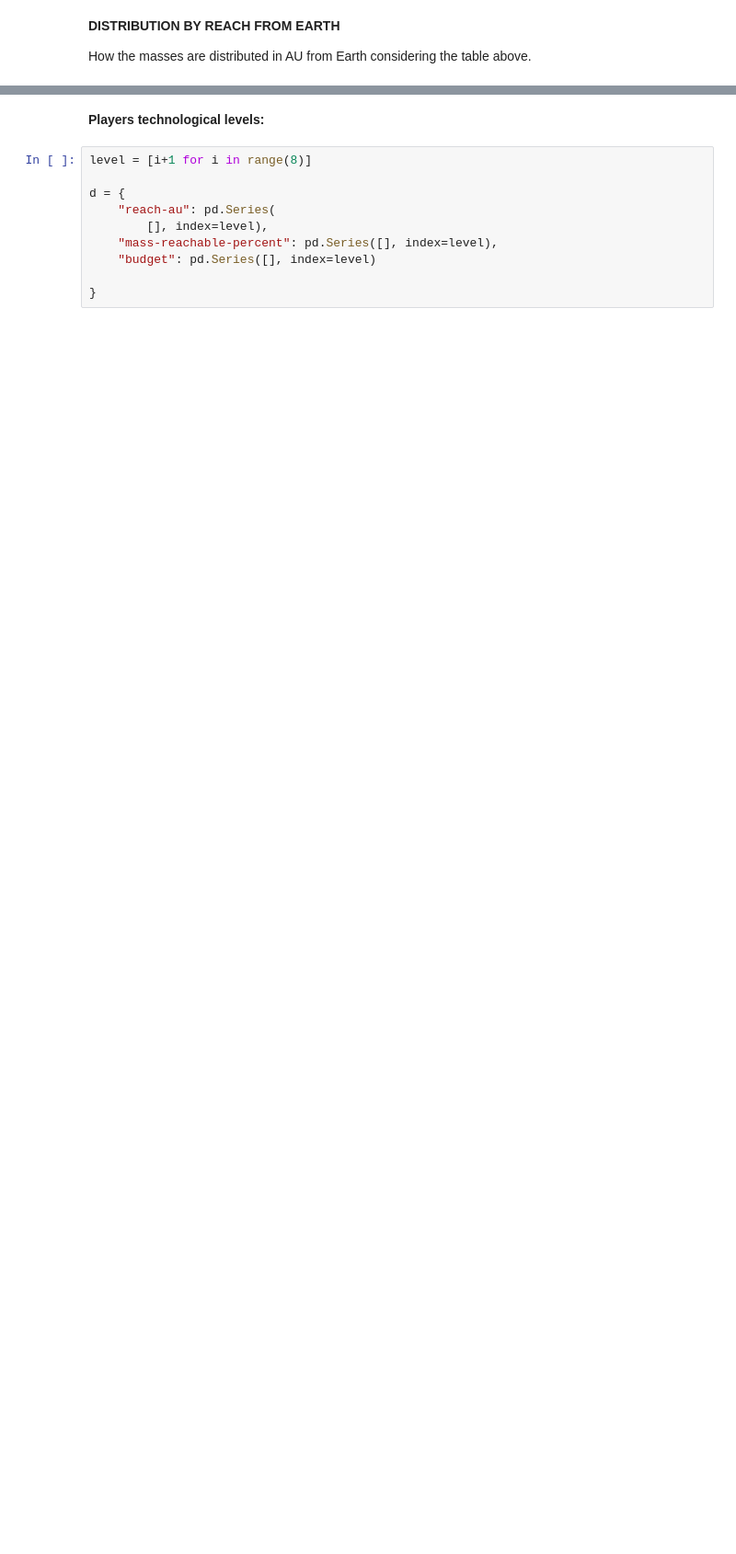
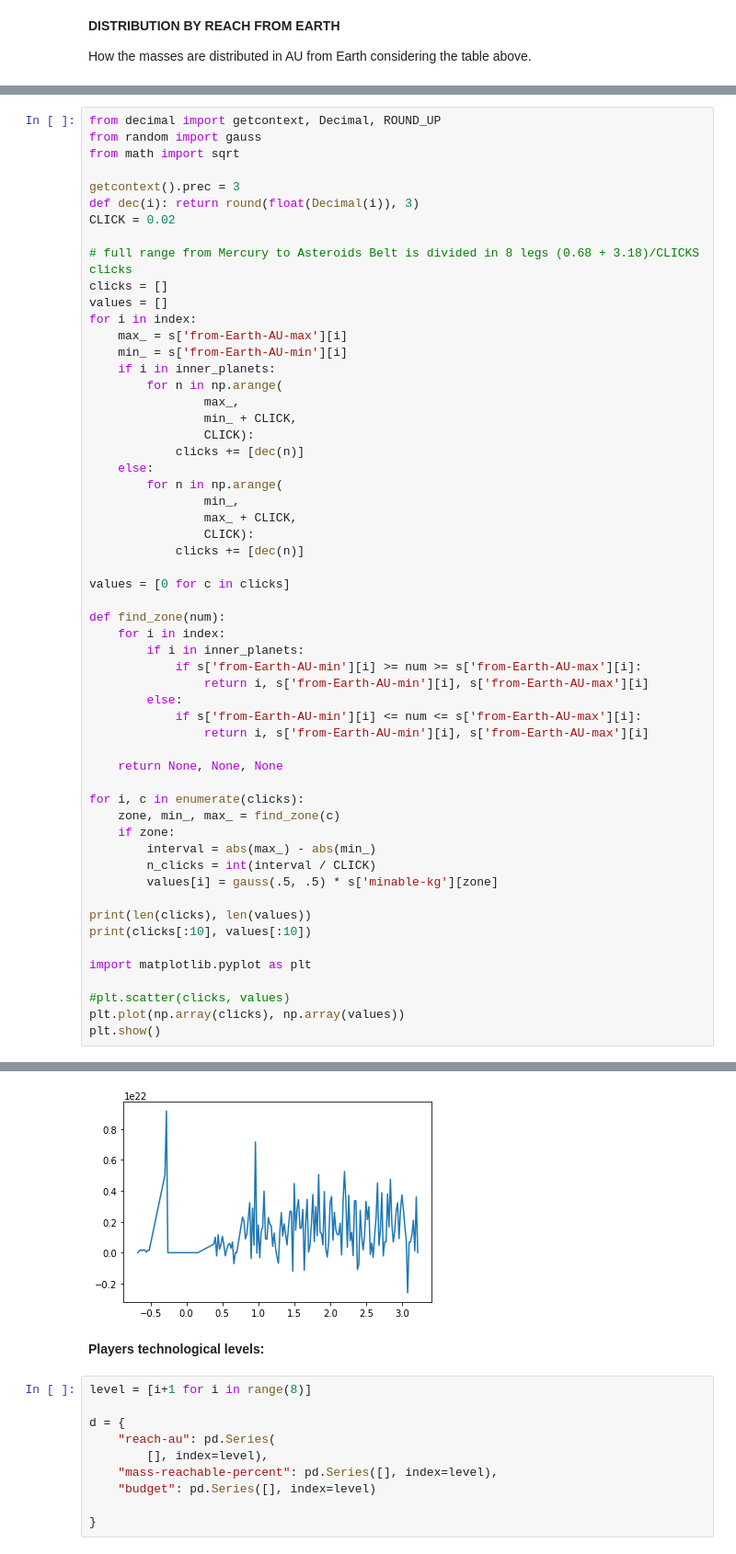
Before and after one commit to Mec-iS/space-mining, a Jupyter notebook: Solar System - Minerals.ipynb, the cells around one changed output, grey strips where cells are left out. Shown: that part at 92% size. Cells and saved outputs as stored; diff of their text form; blank space fills up the shorter version.

```diff
--- a/Solar System - Minerals.ipynb
+++ b/Solar System - Minerals.ipynb
@@ -172,0 +147,57 @@ print(clicks)
+# %%
+from decimal import getcontext, Decimal, ROUND_UP
+from random import gauss
+from math import sqrt
+
+getcontext().prec = 3
+def dec(i): return round(float(Decimal(i)), 3)
+CLICK = 0.02
+
+# full range from Mercury to Asteroids Belt is divided in 8 legs (0.68 + 3.18)/CLICKS clicks
+clicks = []
+values = []
+for i in index:
+    max_ = s['from-Earth-AU-max'][i]
+    min_ = s['from-Earth-AU-min'][i]
+    if i in inner_planets:
+        for n in np.arange(
+                max_,
+                min_ + CLICK,
+                CLICK):
+            clicks += [dec(n)]
+    else:
+        for n in np.arange(
+                min_,
+                max_ + CLICK,
+                CLICK):
+            clicks += [dec(n)]
+
+values = [0 for c in clicks]
+
+def find_zone(num):
+    for i in index:
+        if i in inner_planets:
+            if s['from-Earth-AU-min'][i] >= num >= s['from-Earth-AU-max'][i]:
+                return i, s['from-Earth-AU-min'][i], s['from-Earth-AU-max'][i]
+        else:
+            if s['from-Earth-AU-min'][i] <= num <= s['from-Earth-AU-max'][i]:
+                return i, s['from-Earth-AU-min'][i], s['from-Earth-AU-max'][i]
+
+    return None, None, None
+
+for i, c in enumerate(clicks):
+    zone, min_, max_ = find_zone(c)
+    if zone:
+        interval = abs(max_) - abs(min_)
+        n_clicks = int(interval / CLICK)
+        values[i] = gauss(.5, .5) * s['minable-kg'][zone]
+
+print(len(clicks), len(values))
+print(clicks[:10], values[:10])
+
+import matplotlib.pyplot as plt
+
+#plt.scatter(clicks, values)
+plt.plot(np.array(clicks), np.array(values))
+plt.show()
+# %% [output]
@@ -173,3 +206,4 @@ print(clicks)
+[figure, added]
 # %% [markdown]
 **Players technological levels:**
 # %%
```
Also changed, not shown: parts of 4 cells of this notebook.
